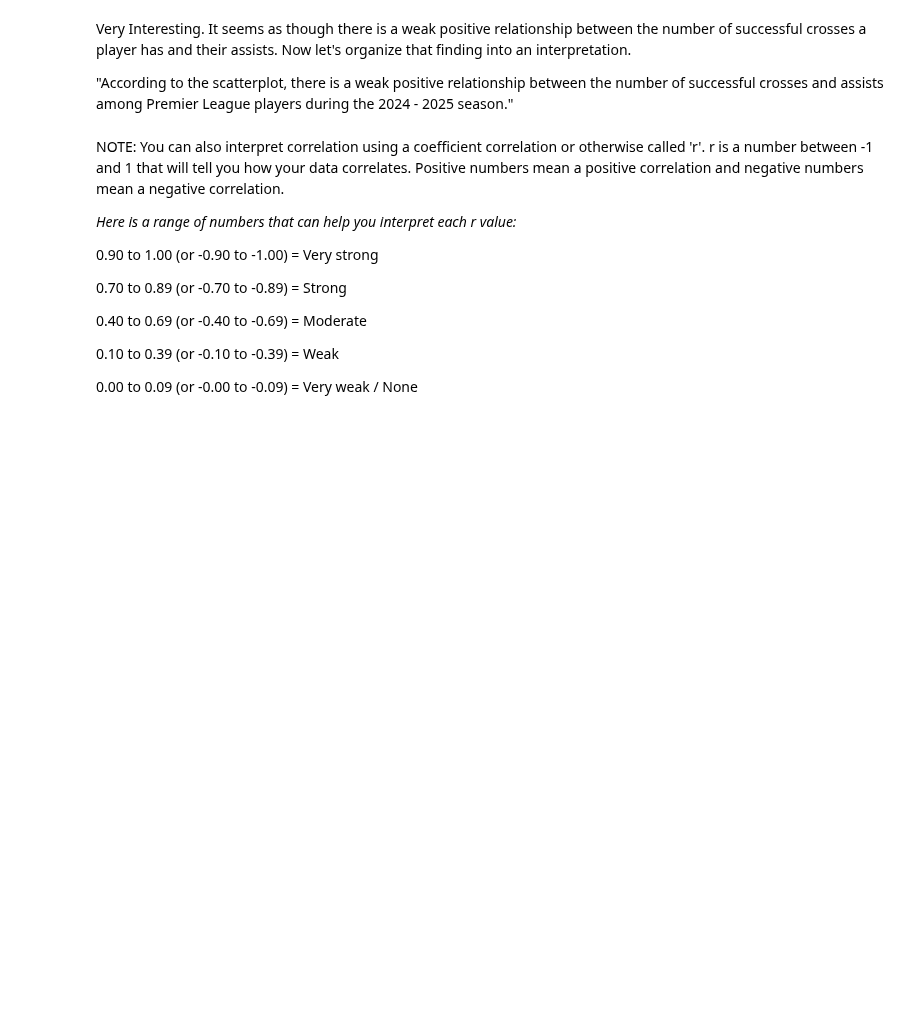
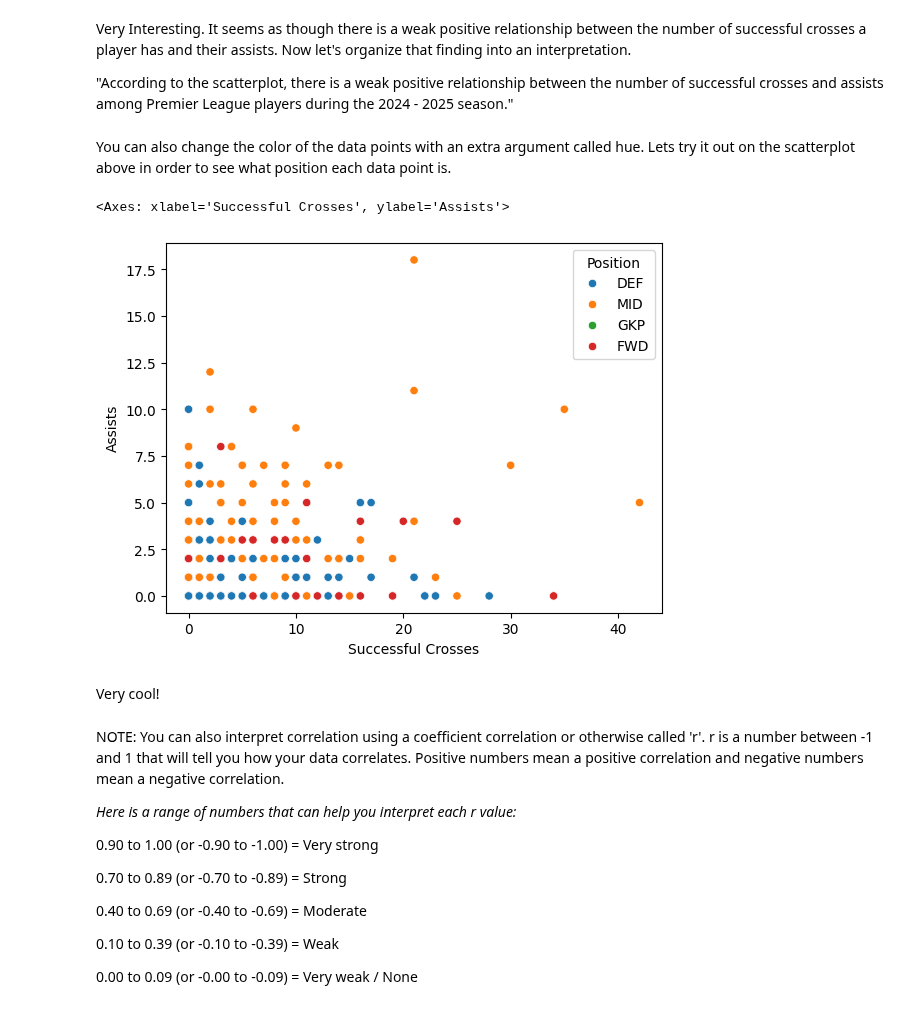
Before and after one commit to schuckers/Charlotte_SCORE_Summer25, a Jupyter notebook: Modules/Seaborn and Basic visualizations in Python Using English Premier League data by Austin Hayes/Seaborn and Basic visualizations in Python Using English Premier League data by Austin Hayes.ipynb, the cells around one changed output. Saved outputs shown, nothing was run; the diff lists cells and outputs as text; code cells hidden in the pictures; blank space fills up the shorter version.

```diff
--- a/Modules/Seaborn and Basic visualizations in Python Using English Premier League data by Austin Hayes/Seaborn and Basic visualizations in Python Using English Premier League data by Austin Hayes.ipynb
+++ b/Modules/Seaborn and Basic visualizations in Python Using English Premier League data by Austin Hayes/Seaborn and Basic visualizations in Python Using English Premier League data by Austin Hayes.ipynb
@@ -136,6 +118,15 @@ sns.scatterplot(data = premier_league_data, x='Successful Crosses', y='Assists')
 Very Interesting. It seems as though there is a weak positive relationship between the number of successful crosses a player has and their assists. Now let's organize that finding into an interpretation.
 
 "According to the scatterplot, there is a weak positive relationship between the number of successful crosses and assists among Premier League players during the 2024 - 2025 season."
+# %% [markdown]
+You can also change the color of the data points with an extra argument called hue. Lets try it out on the scatterplot above in order to see what position each data point is.
+# %%
+sns.scatterplot(data = premier_league_data, x='Successful Crosses', y='Assists', hue='Position')
+# %% [output]
+<Axes: xlabel='Successful Crosses', ylabel='Assists'>
+[figure, added]
+# %% [markdown]
+Very cool!
 # %% [markdown]
 NOTE: You can also interpret correlation using a coefficient correlation or otherwise called 'r'. r is a number between -1 and 1 that will tell you how your data correlates. Positive numbers mean a positive correlation and negative numbers mean a negative correlation.
 
```
Also changed, not shown: parts of 5 cells of this notebook.
